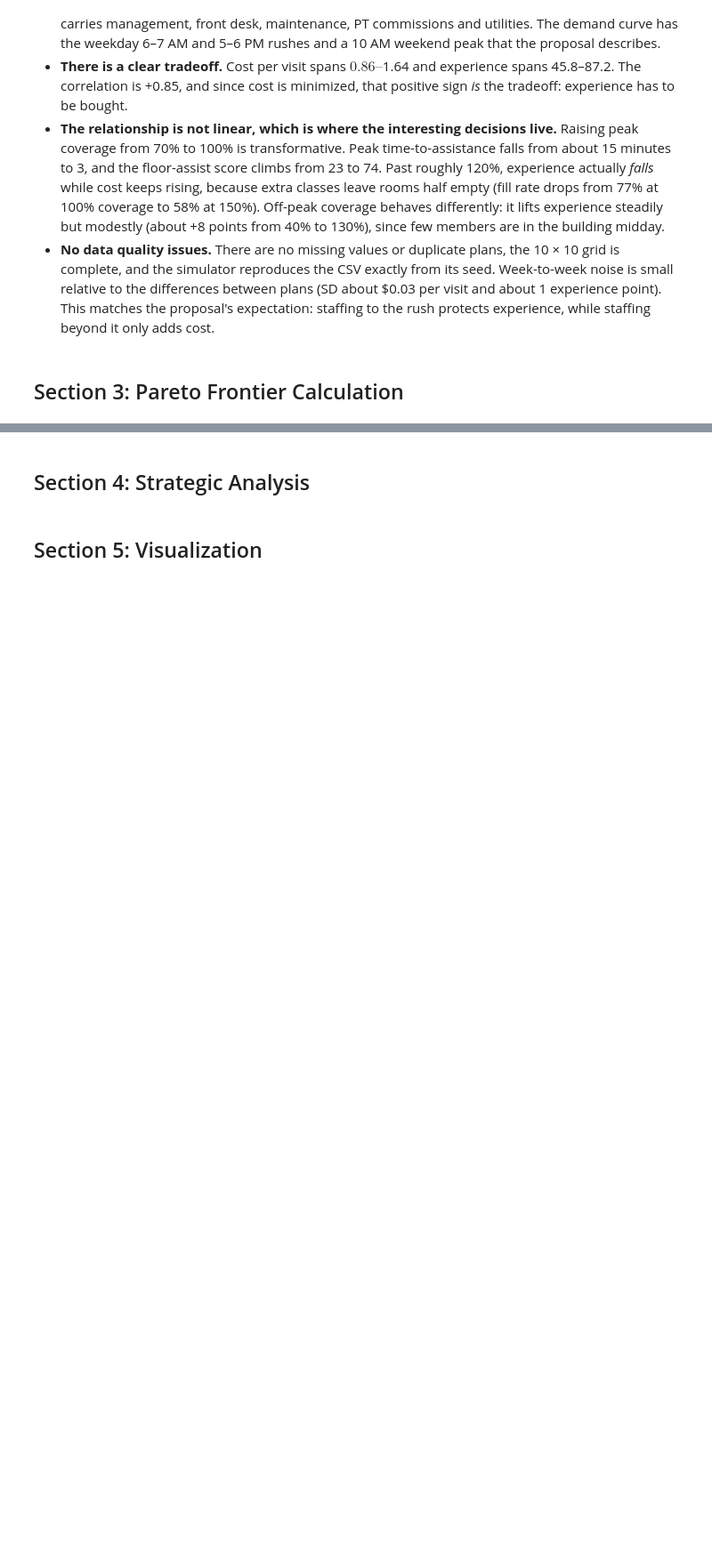
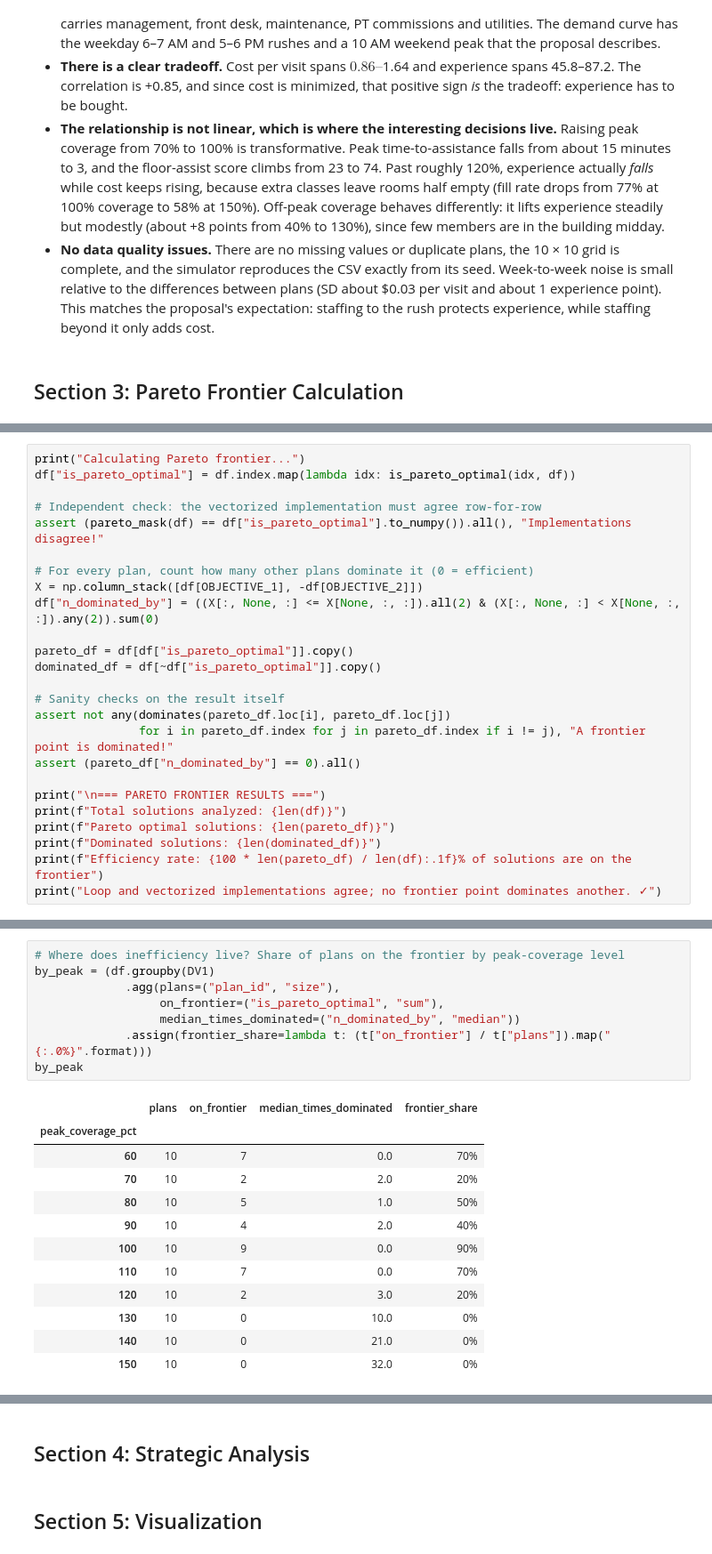
Before and after one commit to justinn80/LifeTimeProject, a Jupyter notebook: optimization_engine.ipynb, the cells around one changed output, grey strips where cells are left out. Shown at 89% size. Saved outputs shown, nothing was run; the diff lists cells and outputs as text; blank space fills up the shorter version.

```diff
--- a/optimization_engine.ipynb
+++ b/optimization_engine.ipynb
@@ -284,0 +352,25 @@ components
+# %%
+print("Calculating Pareto frontier...")
+df["is_pareto_optimal"] = df.index.map(lambda idx: is_pareto_optimal(idx, df))
+
+# Independent check: the vectorized implementation must agree row-for-row
+assert (pareto_mask(df) == df["is_pareto_optimal"].to_numpy()).all(), "Implementations disagree!"
+
+# For every plan, count how many other plans dominate it (0 = efficient)
+X = np.column_stack([df[OBJECTIVE_1], -df[OBJECTIVE_2]])
+df["n_dominated_by"] = ((X[:, None, :] <= X[None, :, :]).all(2) & (X[:, None, :] < X[None, :, :]).any(2)).sum(0)
+
+pareto_df = df[df["is_pareto_optimal"]].copy()
+dominated_df = df[~df["is_pareto_optimal"]].copy()
+
+# Sanity checks on the result itself
+assert not any(dominates(pareto_df.loc[i], pareto_df.loc[j])
+               for i in pareto_df.index for j in pareto_df.index if i != j), "A frontier point is dominated!"
+assert (pareto_df["n_dominated_by"] == 0).all()
+
+print("\n=== PARETO FRONTIER RESULTS ===")
+print(f"Total solutions analyzed: {len(df)}")
+print(f"Pareto optimal solutions: {len(pareto_df)}")
+print(f"Dominated solutions: {len(dominated_df)}")
+print(f"Efficiency rate: {100 * len(pareto_df) / len(df):.1f}% of solutions are on the frontier")
+print("Loop and vectorized implementations agree; no frontier point dominates another. ✓")
@@ -284,0 +386,21 @@ components
+# %%
+# Where does inefficiency live? Share of plans on the frontier by peak-coverage level
+by_peak = (df.groupby(DV1)
+             .agg(plans=("plan_id", "size"),
+                  on_frontier=("is_pareto_optimal", "sum"),
+                  median_times_dominated=("n_dominated_by", "median"))
+             .assign(frontier_share=lambda t: (t["on_frontier"] / t["plans"]).map("{:.0%}".format)))
+by_peak
+# %% [output]
+|  | plans | on_frontier | median_times_dominated | frontier_share |
+| peak_coverage_pct |  |  |  |  |
+| 60 | 10 | 7 | 0.0 | 70% |
+| 70 | 10 | 2 | 2.0 | 20% |
+| 80 | 10 | 5 | 1.0 | 50% |
+| 90 | 10 | 4 | 2.0 | 40% |
+| 100 | 10 | 9 | 0.0 | 90% |
+| 110 | 10 | 7 | 0.0 | 70% |
+| 120 | 10 | 2 | 3.0 | 20% |
+| 130 | 10 | 0 | 10.0 | 0% |
+| 140 | 10 | 0 | 21.0 | 0% |
+| 150 | 10 | 0 | 32.0 | 0% |
```
Also changed, not shown: parts of 5 cells of this notebook, 1 other file.
